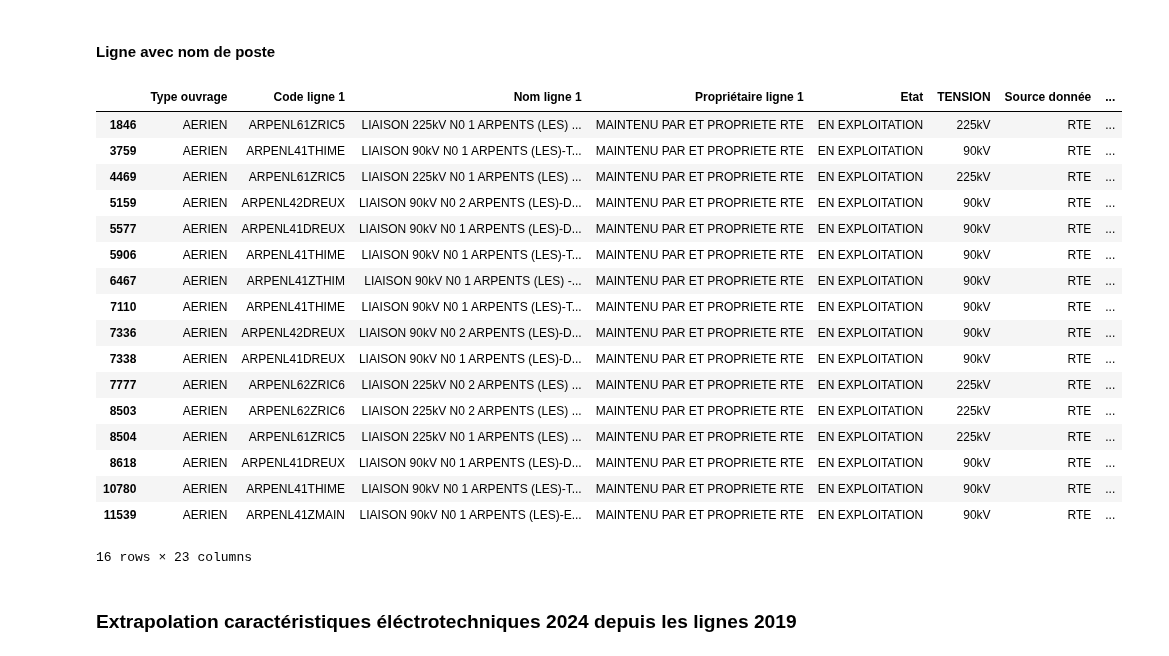
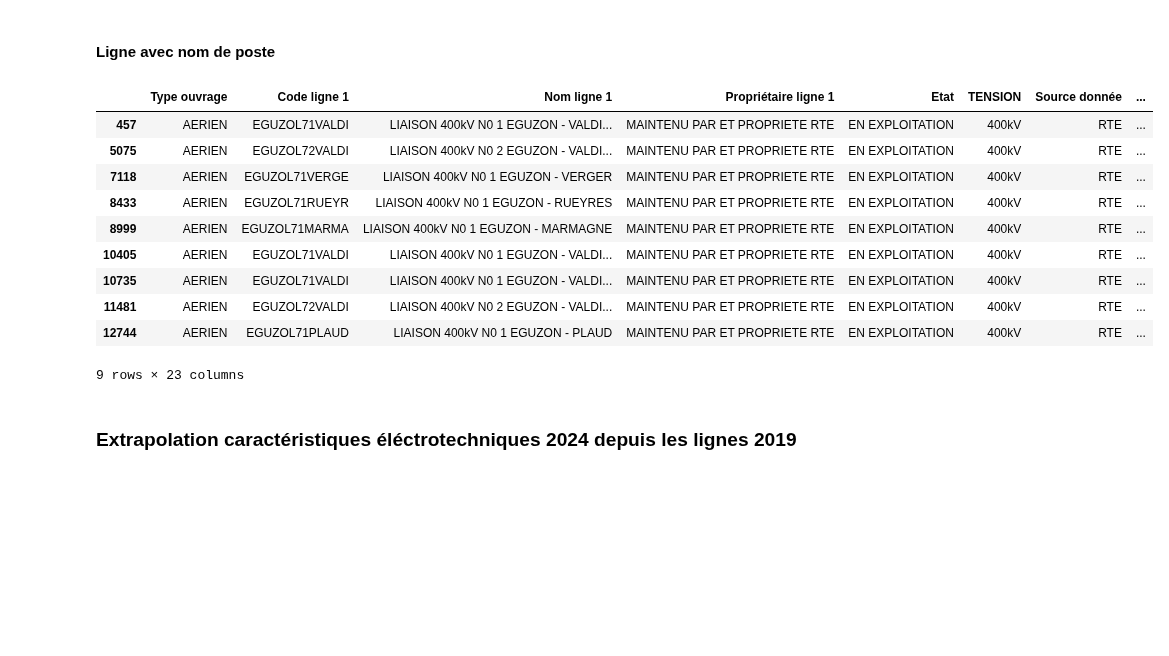
Before and after one commit to MattEclipse/congestion, a Jupyter notebook: notebooks/donnee_reseau.ipynb, the cells around one changed output. Drawn from its saved outputs; the diff is of its cells as text; code cells hidden in the pictures; blank space fills up the shorter version.

```diff
--- a/notebooks/donnee_reseau.ipynb
+++ b/notebooks/donnee_reseau.ipynb
@@ -214,27 +226,20 @@ df_ligne_RT_2023.head()
 # %% [markdown]
 #### Ligne avec nom de poste
 # %%
-df_poste_spe = get_row_with_str(df_ligne_RT_2023, 'ARPENL')
+df_poste_spe = get_row_with_str(df_ligne_RT_2023[df_ligne_RT_2023['TENSION'] == '400kV'], 'EGUZON')
 df_poste_spe.head(20)
 # %% [output]
 |  | Type ouvrage | Code ligne 1 | Nom ligne 1 | Propriétaire ligne 1 | Etat | TENSION | Source donnée | ... |
-| 1846 | AERIEN | ARPENL61ZRIC5 | LIAISON 225kV N0 1 ARPENTS (LES) ... | MAINTENU PAR ET PROPRIETE RTE | EN EXPLOITATION | 225kV | RTE | ... |
-| 3759 | AERIEN | ARPENL41THIME | LIAISON 90kV N0 1 ARPENTS (LES)-T... | MAINTENU PAR ET PROPRIETE RTE | EN EXPLOITATION | 90kV | RTE | ... |
-| 4469 | AERIEN | ARPENL61ZRIC5 | LIAISON 225kV N0 1 ARPENTS (LES) ... | MAINTENU PAR ET PROPRIETE RTE | EN EXPLOITATION | 225kV | RTE | ... |
-| 5159 | AERIEN | ARPENL42DREUX | LIAISON 90kV N0 2 ARPENTS (LES)-D... | MAINTENU PAR ET PROPRIETE RTE | EN EXPLOITATION | 90kV | RTE | ... |
-| 5577 | AERIEN | ARPENL41DREUX | LIAISON 90kV N0 1 ARPENTS (LES)-D... | MAINTENU PAR ET PROPRIETE RTE | EN EXPLOITATION | 90kV | RTE | ... |
-| 5906 | AERIEN | ARPENL41THIME | LIAISON 90kV N0 1 ARPENTS (LES)-T... | MAINTENU PAR ET PROPRIETE RTE | EN EXPLOITATION | 90kV | RTE | ... |
-| 6467 | AERIEN | ARPENL41ZTHIM | LIAISON 90kV N0 1 ARPENTS (LES) -... | MAINTENU PAR ET PROPRIETE RTE | EN EXPLOITATION | 90kV | RTE | ... |
-| 7110 | AERIEN | ARPENL41THIME | LIAISON 90kV N0 1 ARPENTS (LES)-T... | MAINTENU PAR ET PROPRIETE RTE | EN EXPLOITATION | 90kV | RTE | ... |
-| 7336 | AERIEN | ARPENL42DREUX | LIAISON 90kV N0 2 ARPENTS (LES)-D... | MAINTENU PAR ET PROPRIETE RTE | EN EXPLOITATION | 90kV | RTE | ... |
-| 7338 | AERIEN | ARPENL41DREUX | LIAISON 90kV N0 1 ARPENTS (LES)-D... | MAINTENU PAR ET PROPRIETE RTE | EN EXPLOITATION | 90kV | RTE | ... |
-| 7777 | AERIEN | ARPENL62ZRIC6 | LIAISON 225kV N0 2 ARPENTS (LES) ... | MAINTENU PAR ET PROPRIETE RTE | EN EXPLOITATION | 225kV | RTE | ... |
-| 8503 | AERIEN | ARPENL62ZRIC6 | LIAISON 225kV N0 2 ARPENTS (LES) ... | MAINTENU PAR ET PROPRIETE RTE | EN EXPLOITATION | 225kV | RTE | ... |
-| 8504 | AERIEN | ARPENL61ZRIC5 | LIAISON 225kV N0 1 ARPENTS (LES) ... | MAINTENU PAR ET PROPRIETE RTE | EN EXPLOITATION | 225kV | RTE | ... |
-| 8618 | AERIEN | ARPENL41DREUX | LIAISON 90kV N0 1 ARPENTS (LES)-D... | MAINTENU PAR ET PROPRIETE RTE | EN EXPLOITATION | 90kV | RTE | ... |
-| 10780 | AERIEN | ARPENL41THIME | LIAISON 90kV N0 1 ARPENTS (LES)-T... | MAINTENU PAR ET PROPRIETE RTE | EN EXPLOITATION | 90kV | RTE | ... |
-| 11539 | AERIEN | ARPENL41ZMAIN | LIAISON 90kV N0 1 ARPENTS (LES)-E... | MAINTENU PAR ET PROPRIETE RTE | EN EXPLOITATION | 90kV | RTE | ... |
+| 457 | AERIEN | EGUZOL71VALDI | LIAISON 400kV N0 1 EGUZON - VALDI... | MAINTENU PAR ET PROPRIETE RTE | EN EXPLOITATION | 400kV | RTE | ... |
+| 5075 | AERIEN | EGUZOL72VALDI | LIAISON 400kV N0 2 EGUZON - VALDI... | MAINTENU PAR ET PROPRIETE RTE | EN EXPLOITATION | 400kV | RTE | ... |
+| 7118 | AERIEN | EGUZOL71VERGE | LIAISON 400kV N0 1 EGUZON - VERGER | MAINTENU PAR ET PROPRIETE RTE | EN EXPLOITATION | 400kV | RTE | ... |
+| 8433 | AERIEN | EGUZOL71RUEYR | LIAISON 400kV N0 1 EGUZON - RUEYRES | MAINTENU PAR ET PROPRIETE RTE | EN EXPLOITATION | 400kV | RTE | ... |
+| 8999 | AERIEN | EGUZOL71MARMA | LIAISON 400kV N0 1 EGUZON - MARMAGNE | MAINTENU PAR ET PROPRIETE RTE | EN EXPLOITATION | 400kV | RTE | ... |
+| 10405 | AERIEN | EGUZOL71VALDI | LIAISON 400kV N0 1 EGUZON - VALDI... | MAINTENU PAR ET PROPRIETE RTE | EN EXPLOITATION | 400kV | RTE | ... |
+| 10735 | AERIEN | EGUZOL71VALDI | LIAISON 400kV N0 1 EGUZON - VALDI... | MAINTENU PAR ET PROPRIETE RTE | EN EXPLOITATION | 400kV | RTE | ... |
+| 11481 | AERIEN | EGUZOL72VALDI | LIAISON 400kV N0 2 EGUZON - VALDI... | MAINTENU PAR ET PROPRIETE RTE | EN EXPLOITATION | 400kV | RTE | ... |
+| 12744 | AERIEN | EGUZOL71PLAUD | LIAISON 400kV N0 1 EGUZON - PLAUD | MAINTENU PAR ET PROPRIETE RTE | EN EXPLOITATION | 400kV | RTE | ... |
-16 rows × 23 columns
+9 rows × 23 columns
 # %% [markdown]
 ### Extrapolation caractéristiques éléctrotechniques 2024 depuis les lignes 2019
 # %% [markdown]
```
Also changed, not shown: parts of 1 cell of this notebook, 1 other file.
